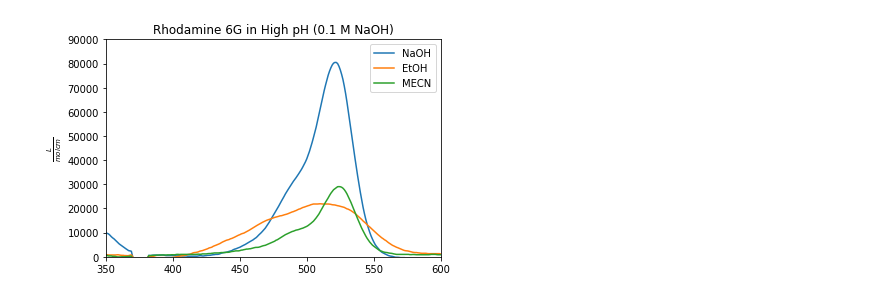
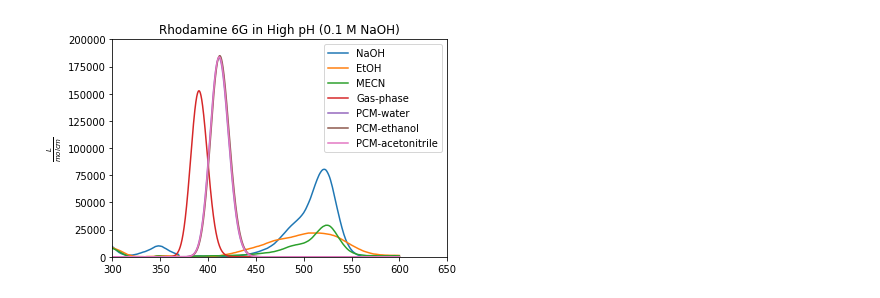
Before and after one commit to priolastro/probes_spectra, a Jupyter notebook: Untitled.ipynb, the cells around one changed output. Cells and saved outputs as stored; diff of their text form; code cells hidden in the pictures.

Commit message:
Added Rhodamines

```diff
--- a/Untitled.ipynb
+++ b/Untitled.ipynb
@@ -6,18 +8,27 @@ import matplotlib.pyplot as plt
 def abs(abs):
     return [(i/0.000002) for i in abs]
 # %%
-nm_rho6G_NAOH, abs_rho6G_NAOH = np.loadtxt('200220_abs_0,1MNaOH_2,0uM_Rho6G.TXT', unpack=True)
-nm_rho6G_EtOH, abs_rho6G_EtOH = np.loadtxt('200220_abs_NaOH-EtOH_2,0uM_Rho6G.TXT', unpack=True)
-nm_rho6G_MECN, abs_rhoMECN = np.loadtxt('200220_abs_NaOH-MeCN_2,0uM_Rho6G.TXT', unpack=True)
+#Spectra Rhodamine 6G
+nm_rho6G_NAOH, abs_rho6G_NAOH = np.loadtxt('experimental/200220_abs_0,1MNaOH_2,0uM_Rho6G.TXT', unpack=True)
+nm_rho6G_EtOH, abs_rho6G_EtOH = np.loadtxt('experimental/200220_abs_NaOH-EtOH_2,0uM_Rho6G.TXT', unpack=True)
+nm_rho6G_MECN, abs_rho6G_MECN = np.loadtxt('experimental/200220_abs_NaOH-MeCN_2,0uM_Rho6G.TXT', unpack=True)
+energR6G, oscR6G = parse_Gaussian_file('theoretical/R6GES.log')
+energR6G_wat, oscR6G_wat = parse_Gaussian_file('theoretical/R6G_CPCM_waterES.log')
+energR6G_eth, oscR6G_eth = parse_Gaussian_file('theoretical/R6G_CPCM_ethanolES.log')
+energR6G_acet, oscR6G_acet = parse_Gaussian_file('theoretical/R6G_CPCM_acetoES.log')
 # %%
 plt.plot(nm_rho6G_NAOH, abs(abs_rho6G_NAOH), label='NaOH')
 plt.plot(nm_rho6G_EtOH, abs(abs_rho6G_EtOH), label='EtOH')
-plt.plot(nm_rho6G_MECN, abs(abs_rhoMECN), label='MECN')
+plt.plot(nm_rho6G_MECN, abs(abs_rho6G_MECN), label='MECN')
+plot_spectra_nm(energR6G, oscR6G, legend='Gas-phase')
+plot_spectra_nm(energR6G_wat, oscR6G_wat, legend='PCM-water')
+plot_spectra_nm(energR6G_eth, oscR6G_eth, legend='PCM-ethanol')
+plot_spectra_nm(energR6G_acet, oscR6G_acet, legend='PCM-acetonitrile')
 plt.legend()
 plt.ylabel('$\\frac{L}{molcm}$')
 plt.title('Rhodamine 6G in High pH (0.1 M NaOH)')
-plt.xlim(350, 600)
-plt.ylim(0,90000)
+plt.xlim(300, 650)
+plt.ylim(0,200000)
 plt.show()
 # %% [output]
-[figure, old version]
+[figure, new version]
```
Also changed, not shown: parts of 4 cells of this notebook, 20 other files.
